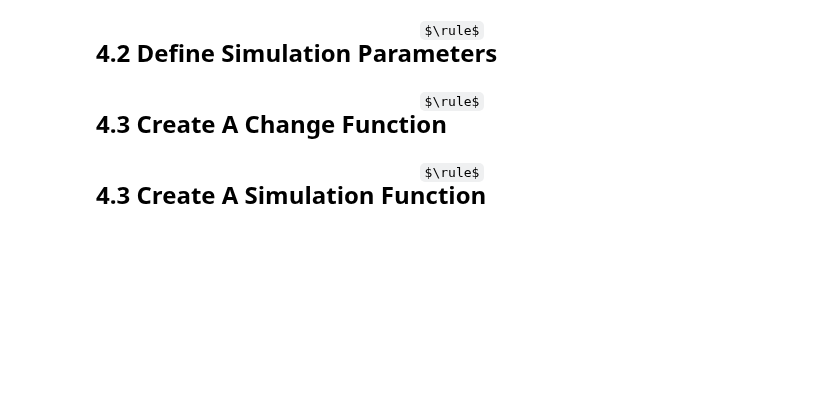
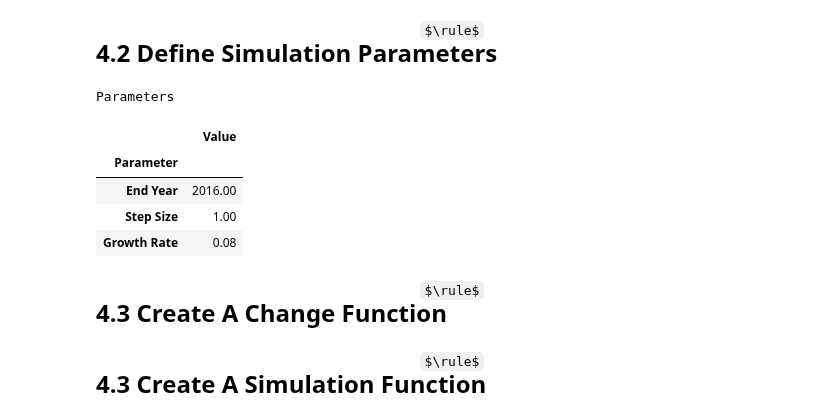
Before and after one commit to dr-bankert-augustana/PHYS_200, a Jupyter notebook: Lessons/Module_3/Lesson_3_3.ipynb, the cells around one changed output. Cells and saved outputs as stored; diff of their text form; code cells hidden in the pictures; some formulas as TeX source; blank space fills up the shorter version.

```diff
--- a/Lessons/Module_3/Lesson_3_3.ipynb
+++ b/Lessons/Module_3/Lesson_3_3.ipynb
@@ -578,31 +623,44 @@ display_dataframes([initial_state],["Initial State"])
 # %%
 ##=============================================================================================##
 ## Set the Simulation Parameters:                                                              ##
 ##=============================================================================================##
 
 # Set the end year:
 
-end_year = 2016
+end_year = X.iloc[-1].values[0]
 
 # Step Size:
 
 step_size = 1 # year
 
 # Growth Rate:
 
-growth_rate = 0.08
+growth_rate = coef_list[0][0]
 
 # Store the parameters in a dictionary:
 
 parameters = pd.Series({
-    "end_year"    : end_year,
-    "step_size"   : step_size,
-    "growth_rate" : growth_rate
+    "End Year"    : end_year,
+    "Step Size"   : step_size,
+    "Growth Rate" : growth_rate
 })
 
-parameters.name = 'value'
+# Rename the columns:
+
+parameters.name = 'Value'
+
+parameters.index.name = "Parameter"
+
+# Display the Parameters:
 
 display_dataframes([parameters],["Parameters"])
+# %% [output]
+Parameters
+|  | Value |
+| Parameter |  |
+| End Year | 2016.00 |
+| Step Size | 1.00 |
+| Growth Rate | 0.08 |
 # %% [markdown]
 <center>$\rule$</center>
 
```
Also changed, not shown: parts of 19 cells of this notebook.
